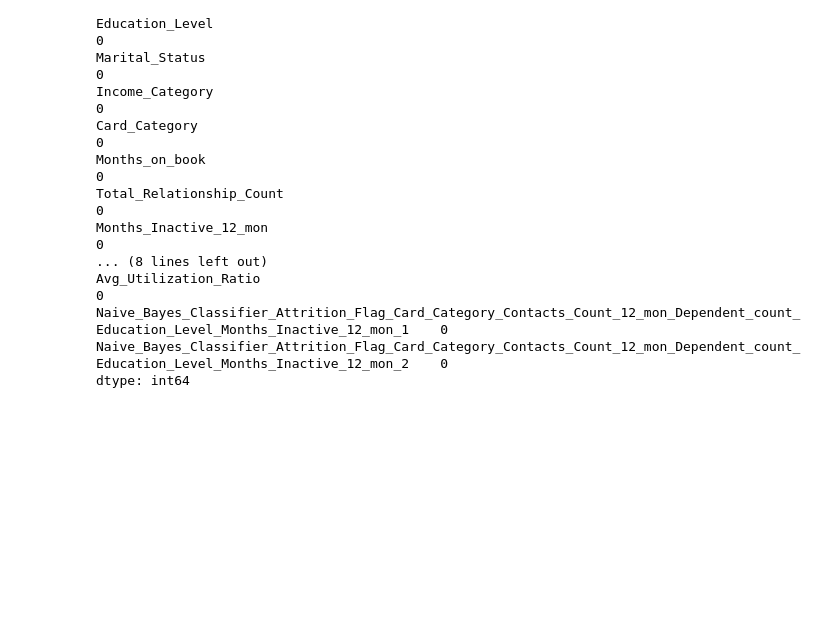
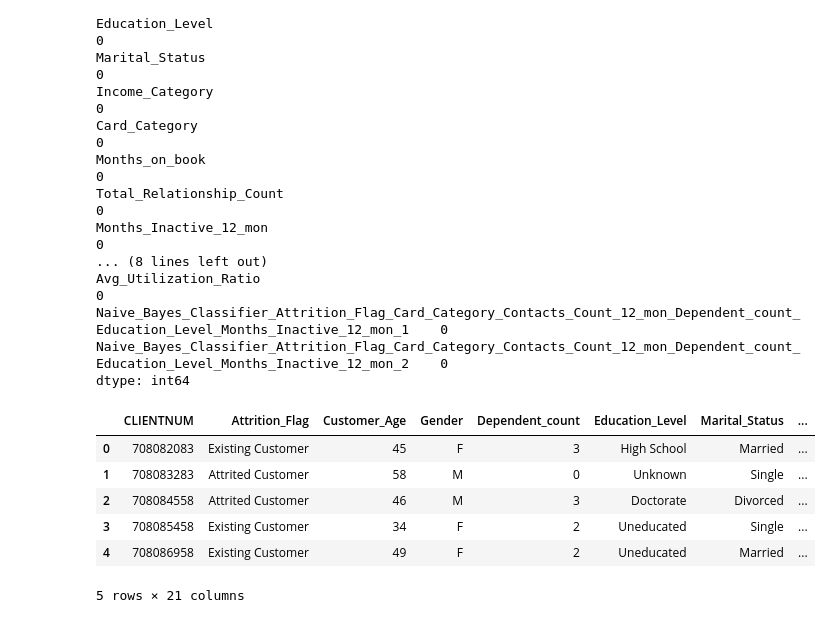
Before and after one commit to hdkronke/cc-customer-attrition-project, a Jupyter notebook: Group_1_Project_4.ipynb, the cells around one changed output. Drawn from its saved outputs; the diff is of its cells as text; code cells hidden in the pictures; blank space fills up the shorter version.

```diff
--- a/Group_1_Project_4.ipynb
+++ b/Group_1_Project_4.ipynb
@@ -24,6 +28,18 @@ Avg_Utilization_Ratio
 Naive_Bayes_Classifier_Attrition_Flag_Card_Category_Contacts_Count_12_mon_Dependent_count_Education_Level_Months_Inactive_12_mon_1    0
 Naive_Bayes_Classifier_Attrition_Flag_Card_Category_Contacts_Count_12_mon_Dependent_count_Education_Level_Months_Inactive_12_mon_2    0
 dtype: int64
+# %%
+# Drop unnecessary columns
+data = data.drop(columns= ['Naive_Bayes_Classifier_Attrition_Flag_Card_Category_Contacts_Count_12_mon_Dependent_count_Education_Level_Months_Inactive_12_mon_1', 'Naive_Bayes_Classifier_Attrition_Flag_Card_Category_Contacts_Count_12_mon_Dependent_count_Education_Level_Months_Inactive_12_mon_2'])
+data.head()
+# %% [output]
+|  | CLIENTNUM | Attrition_Flag | Customer_Age | Gender | Dependent_count | Education_Level | Marital_Status | ... |
+| 0 | 708082083 | Existing Customer | 45 | F | 3 | High School | Married | ... |
+| 1 | 708083283 | Attrited Customer | 58 | M | 0 | Unknown | Single | ... |
+| 2 | 708084558 | Attrited Customer | 46 | M | 3 | Doctorate | Divorced | ... |
+| 3 | 708085458 | Existing Customer | 34 | F | 2 | Uneducated | Single | ... |
+| 4 | 708086958 | Existing Customer | 49 | F | 2 | Uneducated | Married | ... |
+5 rows × 21 columns
 # %%
 import matplotlib.pyplot as plt
 
```
Also changed, not shown: parts of 17 cells of this notebook, 2 other files.
